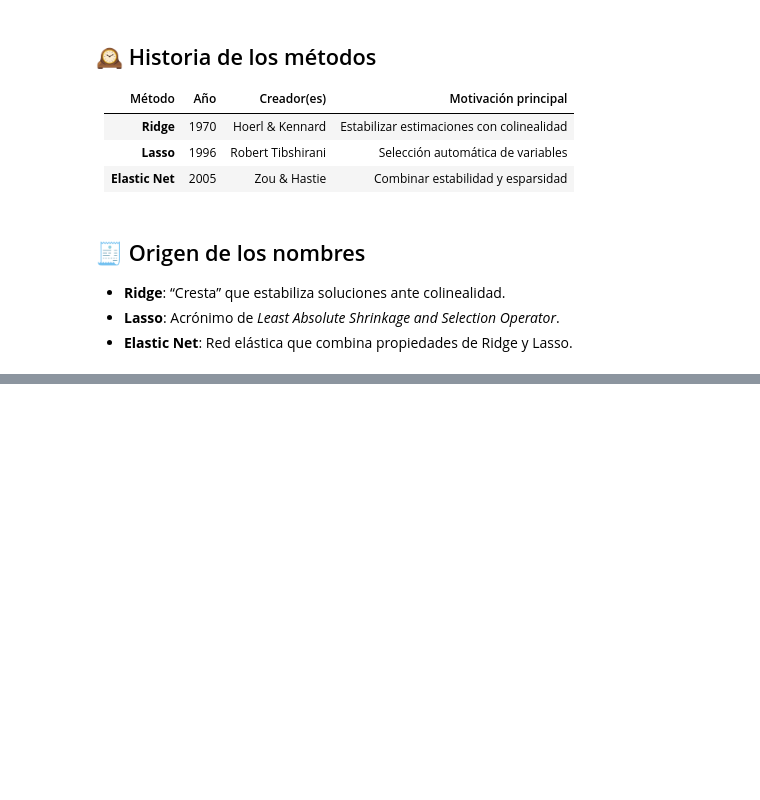
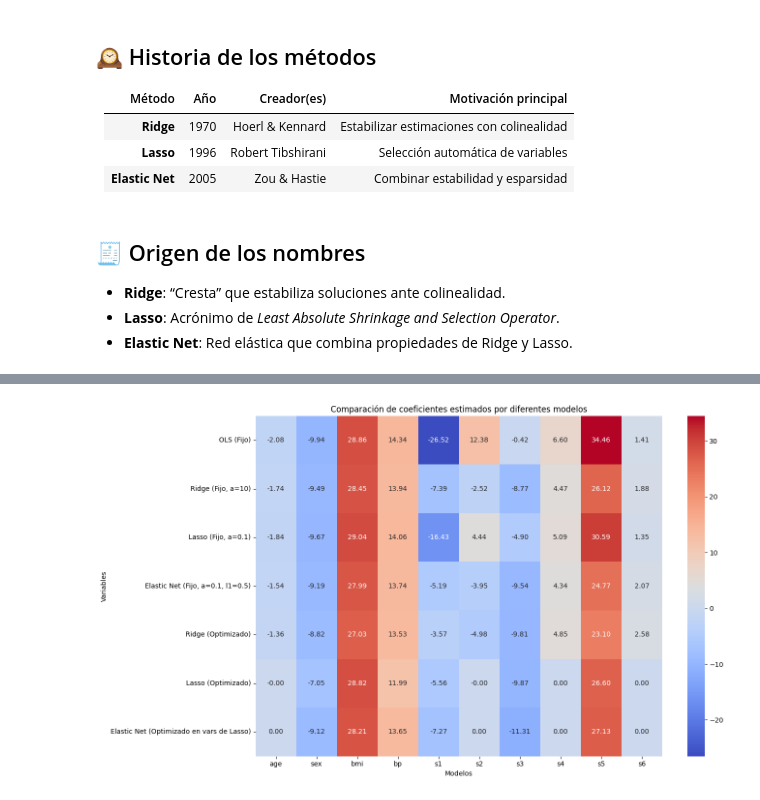
Before and after one commit to RobertoSam/Regresion-Regularizada, a Jupyter notebook: regresion_regularizada_completa_final.ipynb, the cells around one changed output, grey strips where cells are left out. Saved outputs shown, nothing was run; the diff lists cells and outputs as text; code cells hidden in the pictures; blank space fills up the shorter version.

```diff
--- a/regresion_regularizada_completa_final.ipynb
+++ b/regresion_regularizada_completa_final.ipynb
@@ -467,0 +791,18 @@ print("Elastic Net:", np.sum(enet.coef_ != 0))
+# %%
+import statsmodels.api as sm
+import pandas as pd # Importar pandas
+
+# Nombres de las características
+feature_names = diabetes.feature_names
+
+# Convertir X_train_scaled a DataFrame con nombres de columnas
+X_train_scaled_df = pd.DataFrame(X_train_scaled, columns=feature_names)
+
+# Añadir una constante (intercepto) al DataFrame
+X_train_scaled_const = sm.add_constant(X_train_scaled_df)
+
+# Ajustar el modelo OLS usando statsmodels con el DataFrame
+ols_sm = sm.OLS(y_train, X_train_scaled_const).fit()
+
+# Mostrar el resumen del modelo
+print(ols_sm.summary())
@@ -467,0 +830,60 @@ print("Elastic Net:", np.sum(enet.coef_ != 0))
+# %%
+import matplotlib.pyplot as plt
+import pandas as pd
+
+# Obtener los nombres de las características
+feature_names = diabetes.feature_names
+
+# Extraer coeficientes de los modelos
+# OLS - statsmodels (excluir la constante)
+ols_coef = ols_sm.params[1:]
+
+# Ridge (Fijo) - alpha=10.0
+ridge_fijo_coef = ridge_fijo.coef_
+
+# Lasso (Fijo) - alpha=0.1
+lasso_fijo_coef = lasso_fijo.coef_
+
+# Elastic Net (Fijo) - alpha=0.1, l1_ratio=0.5
+enet_fijo_coef = enet_fijo.coef_
+
+# Ridge (Optimizado) - usando mejor_alpha
+ridge_optimo_coef = ridge_optimo.coef_
+
+# Lasso (Optimizado) - usando mejor_alpha_lasso
+lasso_optimo_coef = lasso_optimo.coef_
+
+# Elastic Net (Optimizado) - entrenado en variables de Lasso
+# enet_optimo ya está ajustado en el subconjunto de variables de Lasso en la celda 09c24dcd
+# Necesitamos mapear estos coeficientes a las 10 variables originales para la visualización
+# Creamos un array de ceros y llenamos las posiciones correspondientes a las variables seleccionadas por Lasso
+enet_optimo_full_coef = np.zeros(len(feature_names))
+selected_features_mask = lasso_optimo.coef_ != 0 # Usamos la máscara de Lasso para identificar las variables
+enet_optimo_full_coef[selected_features_mask] = enet_optimo.coef_
+
+
+# Crear un DataFrame para facilitar la visualización
+coef_df = pd.DataFrame({
+    'OLS (Fijo)': ols_coef,
+    'Ridge (Fijo, a=10)': ridge_fijo_coef,
+    'Lasso (Fijo, a=0.1)': lasso_fijo_coef,
+    'Elastic Net (Fijo, a=0.1, l1=0.5)': enet_fijo_coef,
+    'Ridge (Optimizado)': ridge_optimo_coef,
+    'Lasso (Optimizado)': lasso_optimo_coef,
+    'Elastic Net (Optimizado en vars de Lasso)': enet_optimo_full_coef
+}, index=feature_names)
+
+# Transponer el DataFrame para graficar fácilmente
+coef_df_transposed = coef_df.T
+
+# Graficar los coeficientes
+plt.figure(figsize=(14, 8))
+sns.heatmap(coef_df_transposed, annot=True, cmap='coolwarm', fmt=".2f")
+plt.title("Comparación de coeficientes estimados por diferentes modelos")
+plt.xlabel("Modelos")
+plt.ylabel("Variables")
+plt.yticks(rotation=0)
+plt.tight_layout()
+plt.show()
+# %% [output]
+[figure, added]
```
Also changed, not shown: parts of 20 cells of this notebook.
